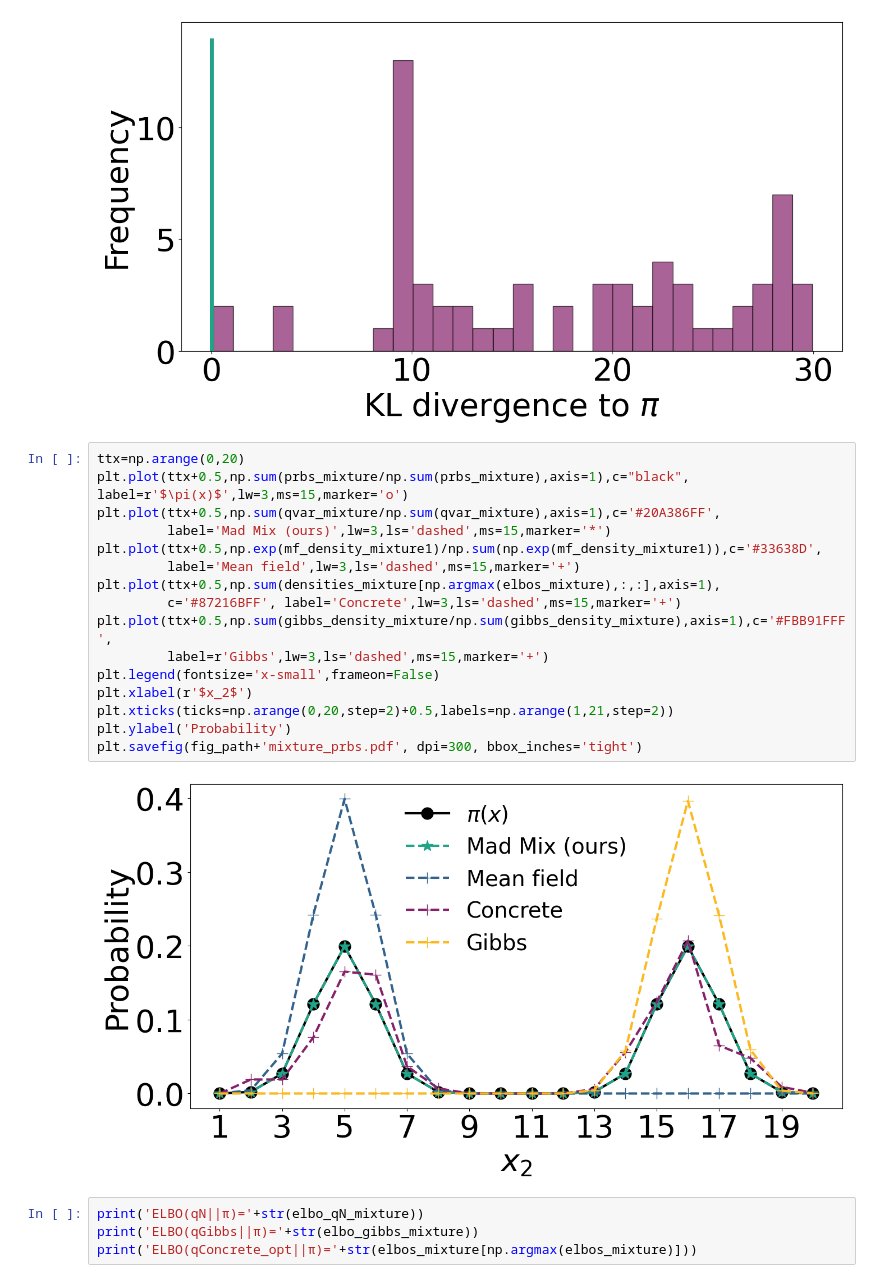
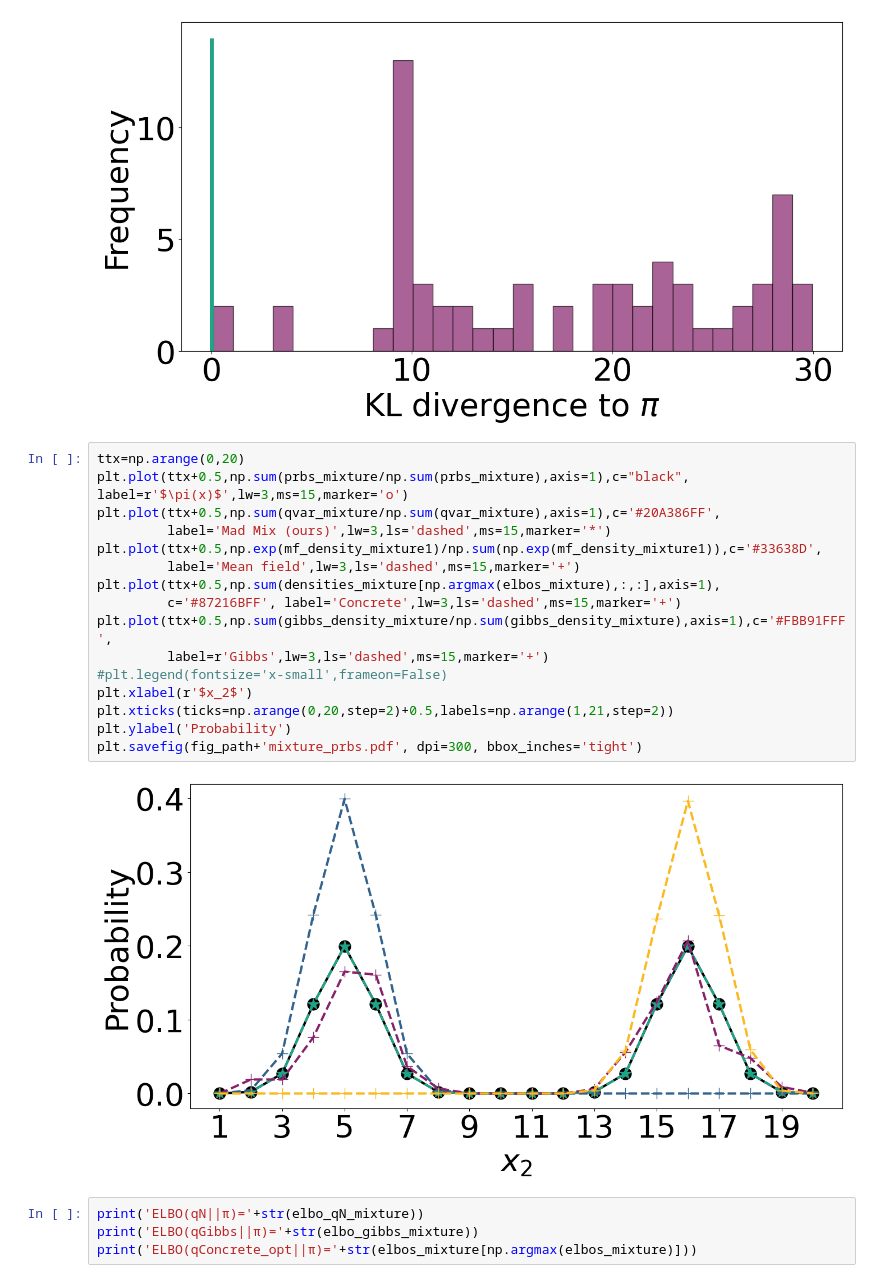
Before and after one commit to giankdiluvi/madmix, a Jupyter notebook: examples/discrete_toy_examples/discrete_examples.ipynb, the cells around one changed output. Cells and saved outputs as stored; diff of their text form.

```diff
--- a/examples/discrete_toy_examples/discrete_examples.ipynb
+++ b/examples/discrete_toy_examples/discrete_examples.ipynb
@@ -824,21 +824,21 @@ plt.savefig(fig_path+'mixture_elbos.pdf', dpi=300, bbox_inches='tight')
 # %%
 ttx=np.arange(0,20)
 plt.plot(ttx+0.5,np.sum(prbs_mixture/np.sum(prbs_mixture),axis=1),c="black", label=r'$\pi(x)$',lw=3,ms=15,marker='o')
 plt.plot(ttx+0.5,np.sum(qvar_mixture/np.sum(qvar_mixture),axis=1),c='#20A386FF',
          label='Mad Mix (ours)',lw=3,ls='dashed',ms=15,marker='*')
 plt.plot(ttx+0.5,np.exp(mf_density_mixture1)/np.sum(np.exp(mf_density_mixture1)),c='#33638D',
          label='Mean field',lw=3,ls='dashed',ms=15,marker='+')
 plt.plot(ttx+0.5,np.sum(densities_mixture[np.argmax(elbos_mixture),:,:],axis=1),
          c='#87216BFF', label='Concrete',lw=3,ls='dashed',ms=15,marker='+')
 plt.plot(ttx+0.5,np.sum(gibbs_density_mixture/np.sum(gibbs_density_mixture),axis=1),c='#FBB91FFF',
          label=r'Gibbs',lw=3,ls='dashed',ms=15,marker='+')
-plt.legend(fontsize='x-small',frameon=False)
+#plt.legend(fontsize='x-small',frameon=False)
 plt.xlabel(r'$x_2$')
 plt.xticks(ticks=np.arange(0,20,step=2)+0.5,labels=np.arange(1,21,step=2))
 plt.ylabel('Probability')
 plt.savefig(fig_path+'mixture_prbs.pdf', dpi=300, bbox_inches='tight')
 # %% [output]
-[figure, old version]
+[figure, new version]
 # %%
 print('ELBO(qN||π)='+str(elbo_qN_mixture))
 print('ELBO(qGibbs||π)='+str(elbo_gibbs_mixture))
```
Also changed, not shown: parts of 8 cells of this notebook, 1 other file.
